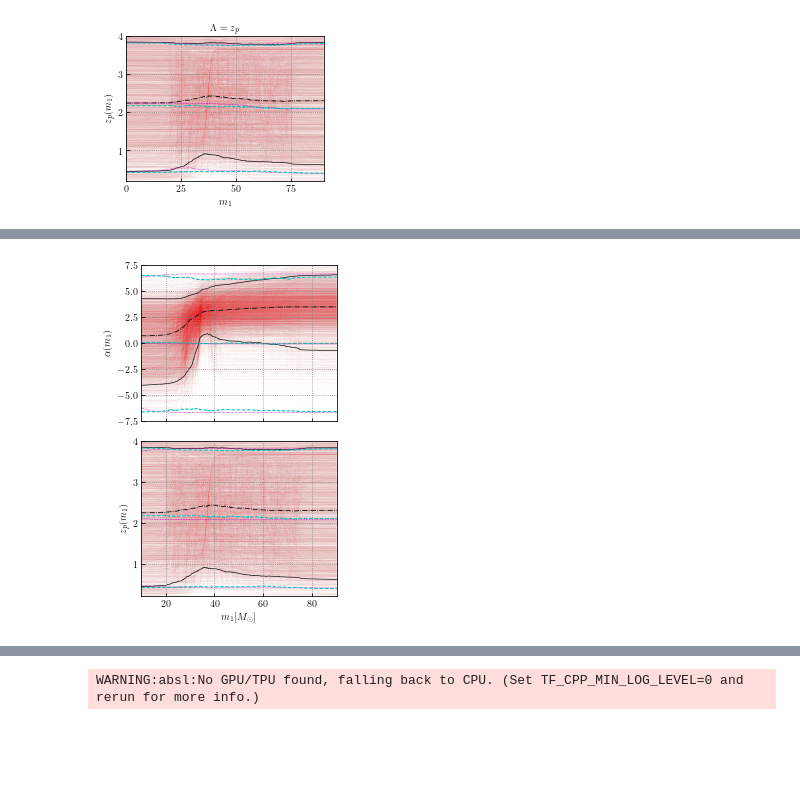
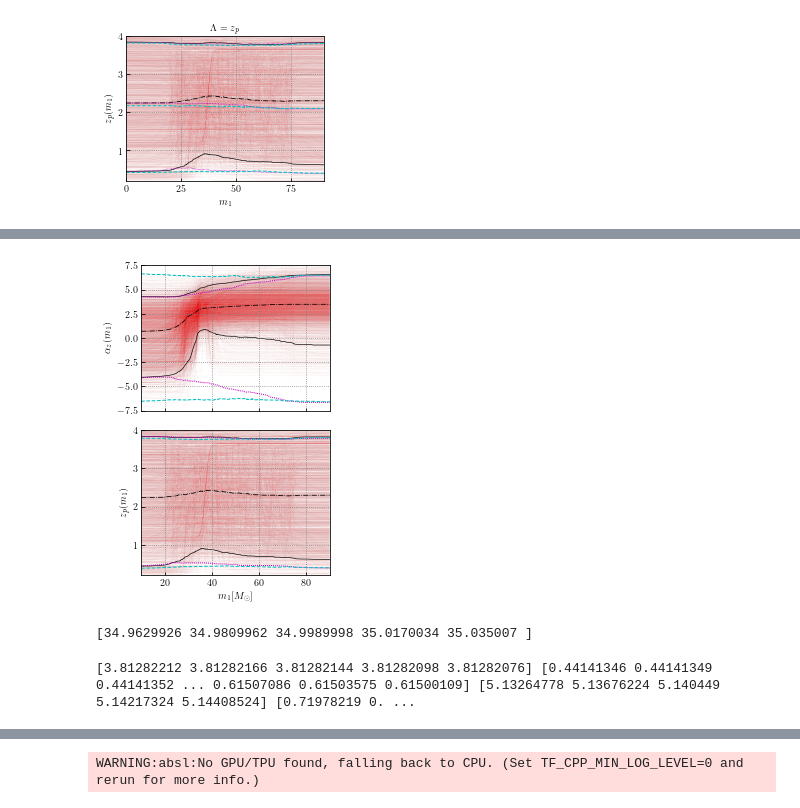
Before and after one commit to maxlalleman/bbh_mass_distribution_redshift_variation_inference, a Jupyter notebook: figures/Traces_reverse.ipynb, the cells around one changed output, grey strips where cells are left out. Saved outputs shown, nothing was run; the diff lists cells and outputs as text; code cells hidden in the pictures; blank space fills up the shorter version.

```diff
--- a/figures/Traces_reverse.ipynb
+++ b/figures/Traces_reverse.ipynb
@@ -7,4 +7,4 @@ import numpy.random as rand
 
 from makeCorner import *
 
-az.rcParams["plot.max_subplots"] = 80
+az.rcParams["plot.max_subplots"] = 90
@@ -175,0 +324,18 @@ plt.show()
+# %%
+brute_force_conditional_prior_beta = np.array([sigmoid_zp(brute_force_beta_low[i], brute_force_beta_high[i], brute_force_delta_m_beta[i], brute_force_m_transition_beta[i], masses)
+                           for i in range(npts)])
+
+# Plot
+fig,ax = plt.subplots()
+for i in range(npts):
+    ax.plot(masses, brute_force_conditional_prior_beta[i,:], color='#3182bd', lw=0.2, alpha=0.2)
+
+ax.plot(masses, np.quantile(brute_force_conditional_prior_beta, 0.05, axis=0), color='black', label='Brute Force')
+ax.plot(masses, np.quantile(brute_force_conditional_prior_beta, 0.95, axis=0), color='black')
+# ax.plot(masses, np.nanquantile(alpha_matrix, 0.05, axis=0), color='black', ls=':')
+# ax.plot(masses, np.nanquantile(alpha_matrix, 0.95, axis=0), color='black', ls=':', label='Old Strategy')
+
+ax.set_ylim(0,10)
+ax.legend(loc='lower left',fontsize=12)
+plt.savefig("brute_force_vs_old_beta.pdf", dpi = 500)
+plt.show()
@@ -378,6 +749,6 @@ plt.show()
 # %%
 cm = 1/2.54
-fig, (ax1, ax2) = plt.subplots(2, 1, sharex=True, figsize=(9*cm, 2*6.75*cm))
+fig, (ax1, ax2) = plt.subplots(2, 1, sharex=True, figsize=(8.75*cm, 2*6.375*cm))
 
 ax1.set_rasterization_zorder(2)
 alpha_matrix = np.zeros((len(range(samps.alpha_ref.size)), len(masses)))
@@ -387,7 +758,7 @@ for i in range(samps.alpha_z.size):
     prior_alpha = rand.normal(0, 4)
     prior_high_alpha = rand.normal(0, 4)
     prior_width_alpha = rand.uniform(-1,1)
-    prior_middle_alpha = rand.uniform(0, 0.8)
+    prior_middle_alpha = rand.uniform(20, 75)
     posterior_value_z_0 = sigmoid_zp(samps.alpha_z.values[i],
                                samps.high_alpha_z.values[i],
                                10.**samps.log_width_alpha_z.values[i],
@@ -423,15 +794,15 @@ for i in range(samps.alpha_z.size):
 median_alpha = np.nanmedian(alpha_matrix, axis = 0)
 median_alpha_post = np.median(alpha_matrix_post, axis = 0)
 ax1.set_ylim(-7.5, 7.5)
-ax1.set_ylabel(r"$\alpha(m_1)$", fontsize = 10)
+ax1.set_ylabel(r"$\alpha_z(m_1)$", fontsize = 10)
 ax1.tick_params(axis='y', labelsize=10)
 ax1.plot(masses, median_alpha_post, "-.", c="k", zorder = 1, lw = 0.8)
 ax1.plot(masses,np.quantile(alpha_matrix_post,0.05,axis=0), zorder = 1, color='k', lw=0.65, alpha=1)
 ax1.plot(masses,np.quantile(alpha_matrix_post,0.95,axis=0), zorder = 1, color='k', lw=0.65, alpha=1)
-ax1.plot(masses, median_alpha, c="m", zorder = 1, lw = 0.8, linestyle=(0,(1,1)))
-ax1.plot(masses,np.nanquantile(alpha_matrix,0.05,axis=0), zorder = 1, color='m', lw=0.65, alpha=1, linestyle=(0,(1,1)))
-ax1.plot(masses,np.nanquantile(alpha_matrix,0.95,axis=0), zorder = 1, color='m', lw=0.65, alpha=1, linestyle=(0,(1,1)))
-ax1.plot(masses, only_prior_alpha_median, zorder = 1, color='c', lw=1, linestyle="dashed")
+# ax1.plot(masses, median_alpha, c="m", zorder = 1, lw = 0.8, linestyle=(0,(1,1)))
+ax1.plot(masses,np.nanquantile(alpha_matrix,0.05,axis=0), zorder = 1, color='m', lw=1, alpha=1, linestyle=(0,(1,1)))
+ax1.plot(masses,np.nanquantile(alpha_matrix,0.95,axis=0), zorder = 1, color='m', lw=1, alpha=1, linestyle=(0,(1,1)))
+# ax1.plot(masses, only_prior_alpha_median, zorder = 1, color='c', lw=1, linestyle="dashed")
 ax1.plot(masses, only_prior_alpha_quantile_5, zorder = 1, color='c', lw=1, linestyle="dashed")
 ax1.plot(masses, only_prior_alpha_quantile_95, zorder = 1, color='c', lw=1, linestyle="dashed")
 
@@ -444,7 +815,7 @@ for i in range(samps.low_zp.size):
     prior_zp = rand.uniform(0.2, 4)
     prior_high_zp = rand.uniform(0.2, 4)
     prior_width_zp = rand.uniform(-1,1)
-    prior_middle_zp = rand.uniform(0, 0.8)
+    prior_middle_zp = rand.uniform(20, 75)
     posterior_value_z_0 = sigmoid_zp(samps.low_zp.values[i],
                                samps.high_zp.values[i],
                                10.**samps.log_width_zp.values[i],
@@ -470,39 +841,48 @@ for i in range(samps.low_zp.size):
 
     zp_r_post = sigmoid_zp(samps.low_zp.values[i],
                                samps.high_zp.values[i],
                                10.**samps.log_width_zp.values[i],
                                samps.middle_m_zp.values[i],
                                masses,
                               )
     plt.plot(masses, zp_r_post, lw = 0.05, color='#e31a1c', alpha = 0.2, zorder = 1)
     zp_matrix_post[i, :] = zp_r_post
 
 median_zp = np.nanmedian(zp_matrix, axis = 0)
 median_zp_post = np.median(zp_matrix_post, axis = 0)
 ax2.set_xlim(10,90)
 ax2.set_ylim(0.2, 4)
 ax2.set_xlabel(r"$m_1 [M_\odot]$", fontsize = 10)
 ax2.set_ylabel(r"$z_p(m_1)$", fontsize = 10)
 plt.xticks(fontsize=10)
 plt.yticks(fontsize=10)
 ax2.plot(masses, median_zp_post, "-.", c="k", zorder = 1, lw = 0.8)
 ax2.plot(masses,np.quantile(zp_matrix_post,0.05,axis=0), zorder = 1, color='k', lw=0.65, alpha=1)
 ax2.plot(masses,np.quantile(zp_matrix_post,0.95,axis=0), zorder = 1, color='k', lw=0.65, alpha=1)
-ax2.plot(masses, median_zp, c="m", zorder = 1, lw = 0.8, linestyle=(0,(1,1)))
-ax2.plot(masses,np.nanquantile(zp_matrix,0.05,axis=0), zorder = 1, color='m', lw=0.65, alpha=1, linestyle=(0,(1,1)))
-ax2.plot(masses,np.nanquantile(zp_matrix,0.95,axis=0), zorder = 1, color='m', lw=0.65, alpha=1, linestyle=(0,(1,1)))
-ax2.plot(masses, only_prior_zp_median, zorder = 1, color='c', lw=1, linestyle="dashed")
+# ax2.plot(masses, median_zp, c="m", zorder = 1, lw = 0.8, linestyle=(0,(1,1)))
+ax2.plot(masses,np.nanquantile(zp_matrix,0.05,axis=0), zorder = 1, color='m', lw=1, alpha=1, linestyle=(0,(1,1)))
+ax2.plot(masses,np.nanquantile(zp_matrix,0.95,axis=0), zorder = 1, color='m', lw=1, alpha=1, linestyle=(0,(1,1)))
+# ax2.plot(masses, only_prior_zp_median, zorder = 1, color='c', lw=1, linestyle="dashed")
 ax2.plot(masses, only_prior_zp_quantile_5, zorder = 1, color='c', lw=1, linestyle="dashed")
 ax2.plot(masses, only_prior_zp_quantile_95, zorder = 1, color='c', lw=1, linestyle="dashed")
 
 plt.setp(ax1.get_xticklabels(), visible=False)
 
 # Adjust layout
 plt.tight_layout()
-plt.savefig("Reverse_conditional_plot.pdf", dpi=500, bbox_inches="tight")
+plt.savefig("Reverse_conditional_plot_slides.png", dpi=500, bbox_inches="tight")
 plt.show()
 # %% [output]
-[figure, old version]
+[figure, new version]
+# %%
+mask = (34.95 <= masses) & (masses <= 35.05)
+print(masses[mask])
+# %% [output]
+[34.9629926 34.9809962 34.9989998 35.0170034 35.035007 ]
+# %%
+print(np.quantile(zp_matrix_post,0.95,axis=0)[mask], np.quantile(zp_matrix_post,0.05,axis=0), np.quantile(alpha_matrix_post,0.95,axis=0)[mask], np.quantile(alpha_matrix_post,0.05,axis=0)[mask])
+# %% [output]
+[3.81282212 3.81282166 3.81282144 3.81282098 3.81282076] [0.44141346 0.44141349 0.44141352 ... 0.61507086 0.61503575 0.61500109] [5.13264778 5.13676224 5.140449   5.14217324 5.14408524] [0.71978219 0. ...
 # %%
 cm = 1/2.54
 fig, (ax1, ax2) = plt.subplots(2, 1, sharex=True, figsize=(9*cm, 2*6.75*cm))
```
Also changed, not shown: parts of 19 cells of this notebook, 14 other files.
